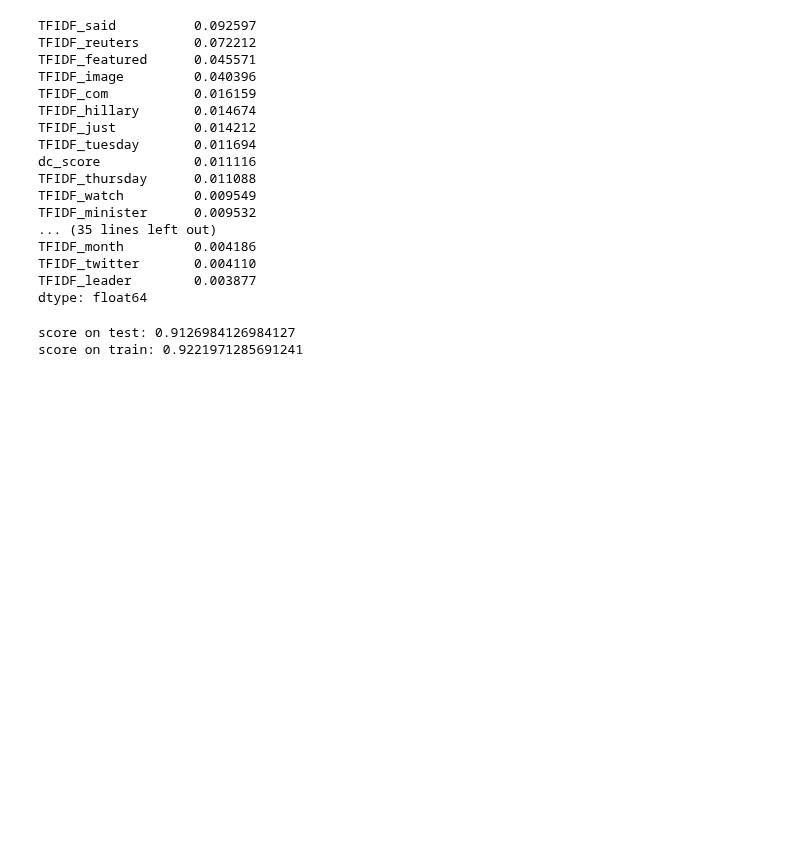
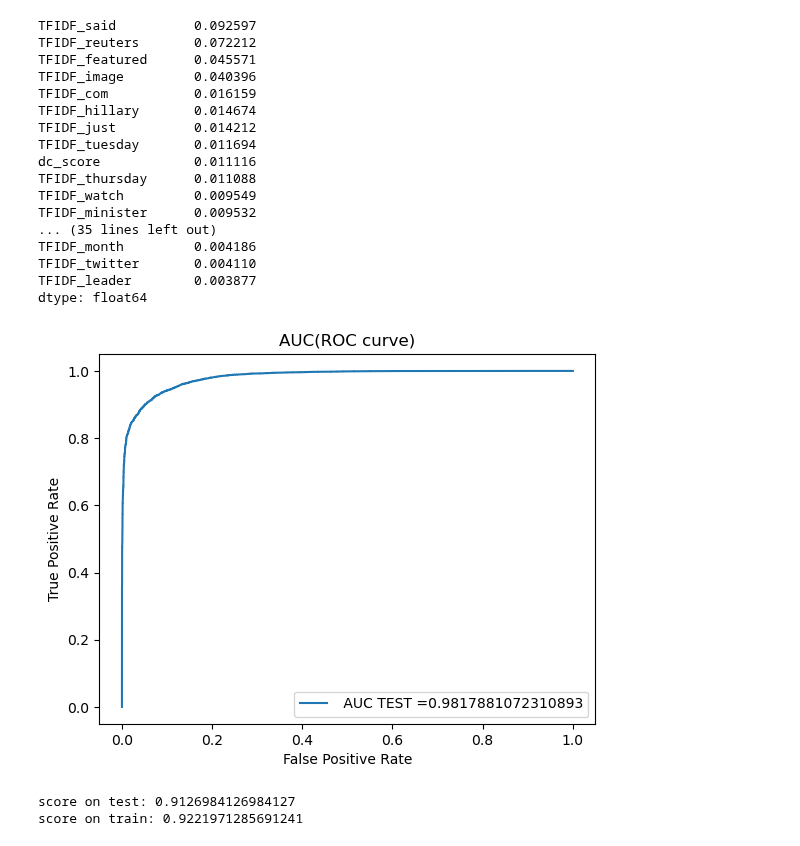
Before and after one commit to Noob1701/Springboard, a Jupyter notebook: Fake News Modelling.ipynb, the cells around one changed output. Cells and saved outputs as stored; diff of their text form; code cells hidden in the pictures; blank space fills up the shorter version.

```diff
--- a/Fake News Modelling.ipynb
+++ b/Fake News Modelling.ipynb
@@ -441,6 +455,17 @@ TFIDF_month         0.004186
 TFIDF_twitter       0.004110
 TFIDF_leader        0.003877
 dtype: float64
+# %%
+y_pred_proba_rf = rf_random_best.predict_proba(X_test_scaled)[::,1]
+fpr_rf, tpr_rf, _ = metrics.roc_curve(y_test,  y_pred_proba_rf)
+plt.plot(fpr_rf, tpr_rf, label=" AUC TEST ="+str(auc(fpr_rf, tpr_rf)))
+plt.legend()
+plt.xlabel("False Positive Rate")
+plt.ylabel("True Positive Rate")
+plt.title("AUC(ROC curve)")
+plt.show()
+# %% [output]
+[figure, added]
 # %%
 svm=LinearSVC()
 svm.fit(X_train_scaled, y_train)
```
Also changed, not shown: parts of 7 cells of this notebook.
